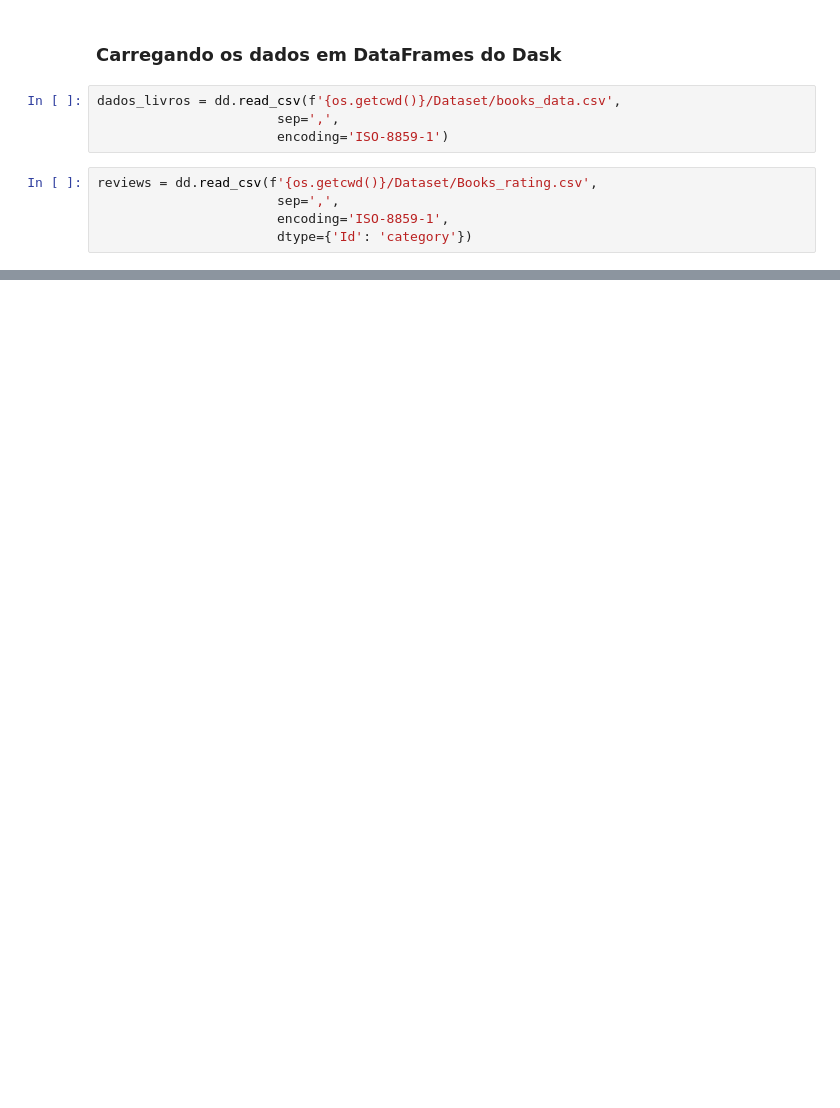
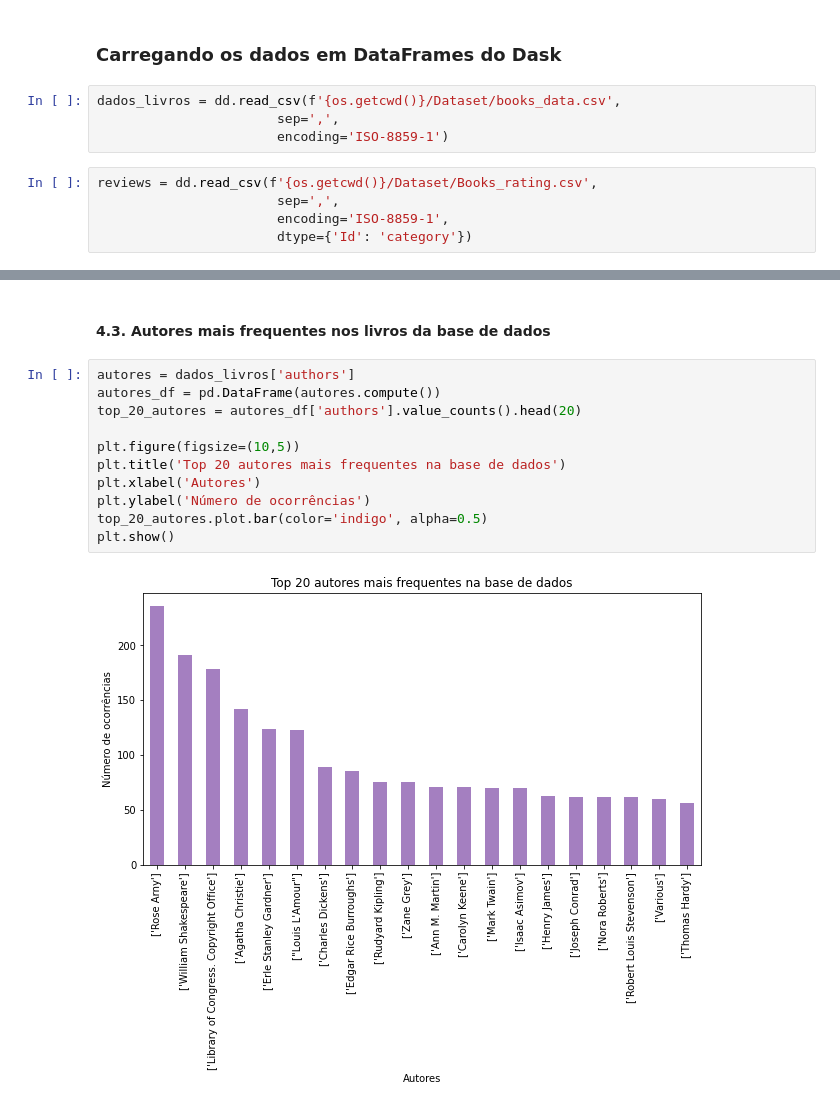
Before and after one commit to ArthurCisotto/projetoBigData2022.2, a Jupyter notebook: projetoBigData.ipynb, the cells around one changed output, grey strips where cells are left out. Cells and saved outputs as stored; diff of their text form; blank space fills up the shorter version.

```diff
--- a/projetoBigData.ipynb
+++ b/projetoBigData.ipynb
@@ -107,0 +264,15 @@ reviews.head()
+# %% [markdown]
+#### 4.3. Autores mais frequentes nos livros da base de dados
+# %%
+autores = dados_livros['authors']
+autores_df = pd.DataFrame(autores.compute())
+top_20_autores = autores_df['authors'].value_counts().head(20)
+
+plt.figure(figsize=(10,5))
+plt.title('Top 20 autores mais frequentes na base de dados')
+plt.xlabel('Autores')
+plt.ylabel('Número de ocorrências')
+top_20_autores.plot.bar(color='indigo', alpha=0.5)
+plt.show()
+# %% [output]
+[figure, added]
```
Also changed, not shown: parts of 60 cells of this notebook, 1 other file.
